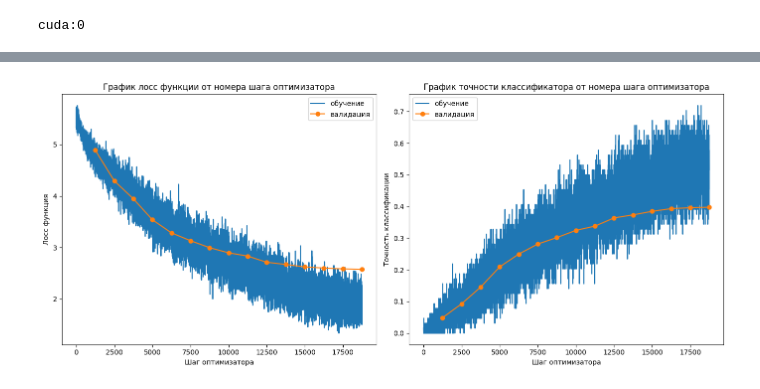
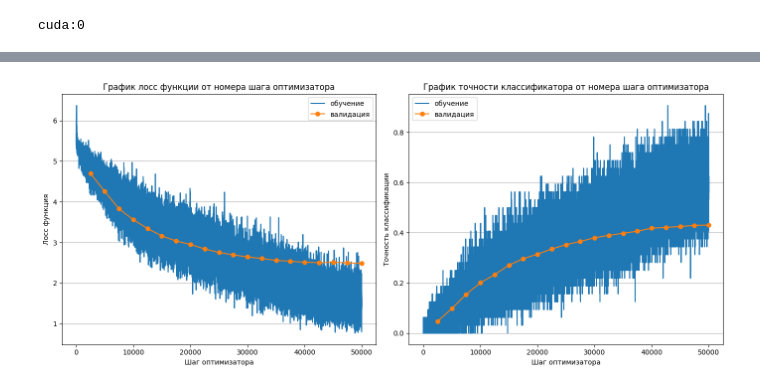
Before and after one commit to oleja1shpep/bhw, a Jupyter notebook: ryabov.ipynb, the cells around one changed output, grey strips where cells are left out. Drawn from its saved outputs; the diff is of its cells as text; code cells hidden in the pictures.

```diff
--- a/ryabov.ipynb
+++ b/ryabov.ipynb
@@ -40,6 +40,10 @@ class ImageDataset(Dataset):
         normalize = v2.Normalize((128, 128, 128), (128, 128, 128))
         augmentations = transforms.Compose([
             v2.RandomHorizontalFlip(),
+            # v2.RandomAutocontrast(),
+            v2.RandomSolarize(0.4),
+            # v2.RandomEqualize(0.5),
+            # v2.RandomPosterize(16),
             # v2.RandomGrayscale(0.3),
             # v2.RandomPhotometricDistort(saturation=[1, 1.5], hue = [0,0], brightness=[0.875, 1.125], contrast=[0.9,1.1], p = 0.3),
             # v2.ColorJitter(saturation=[1, 1], hue = 0, brightness=[1, 1], contrast=[0.9,1.1])
@@ -61,8 +65,8 @@ X_train, X_val, y_train, y_val = train_test_split(data["Id"], data["Category"],
 train_dataset = ImageDataset(X_train.to_list(), y_train.to_list())
 val_dataset = ImageDataset(X_val.to_list(), y_val.to_list(), False)
 # %%
-train_loader = DataLoader(train_dataset, 64, True)
-val_loader = DataLoader(val_dataset, 64, True)
+train_loader = DataLoader(train_dataset, 32, True)
+val_loader = DataLoader(val_dataset, 32, True)
 # %%
 def imshow(img):
     img = img / 2 + 0.5
@@ -172,5 +177,8 @@ net = efficientnet_v2_s(num_classes=200)
 
 net.features[0][0].stride = (1, 1)
 net.features[2][0].block[0][0].stride = (1, 1)
+# net.features[3][0].block[0][0].stride = (1, 1)
 
-print(net)
+net.classifier[0].p = 0.4
+
+# print(net)
@@ -205,6 +195,7 @@ torch.cuda.manual_seed(1984)
 torch.backends.cudnn.deterministic = True
 
 optimizer = optim.SGD(net.parameters(), lr=0.01, momentum=0.9, weight_decay=1e-4, nesterov=True)
-scheduler = optim.lr_scheduler.CosineAnnealingLR(optimizer, 15)
-train_loss_log, train_acc_log, val_loss_log, val_acc_log = train(net, optimizer, 15, train_loader, val_loader, scheduler)
+scheduler = optim.lr_scheduler.CosineAnnealingLR(optimizer, 20)
+# scheduler = optim.lr_scheduler.MultiStepLR(optimizer, [8, 12], gamma=0.1)
+train_loss_log, train_acc_log, val_loss_log, val_acc_log = train(net, optimizer, 20, train_loader, val_loader, scheduler)
 # %% [output]
@@ -251,24 +243,27 @@ Epoch 12
 # %%
 fig, ax = plt.subplots(1, 2, figsize = (14, 6))
 
 ax[0].plot(train_loss_log, label = "обучение")
 ax[0].plot((torch.arange(len(val_loss_log)) + 1) * len(train_loader), val_loss_log, label = "валидация", marker = "o")
 ax[0].set_xlabel("Шаг оптимизатора")
 ax[0].set_ylabel("Лосс функция")
 ax[0].set_title("График лосс функции от номера шага оптимизатора")
+ax[0].grid(axis = "y")
 ax[0].legend()
 
 
 ax[1].plot(train_acc_log, label = "обучение")
 ax[1].plot((torch.arange(len(val_acc_log)) + 1) * len(train_loader), val_acc_log, label = "валидация", marker = "o")
 ax[1].set_xlabel("Шаг оптимизатора")
 ax[1].set_ylabel("Точность классификации")
 ax[1].set_title("График точности классификатора от номера шага оптимизатора")
+ax[1].grid(axis = "y")
 ax[1].legend()
+
 plt.tight_layout()
 plt.show()
 # %% [output]
-[figure, old version]
+[figure, new version]
 # %%
 files = [file for file in os.listdir("test")]
 
```
Also changed, not shown: parts of 5 cells of this notebook, 3 other files.
